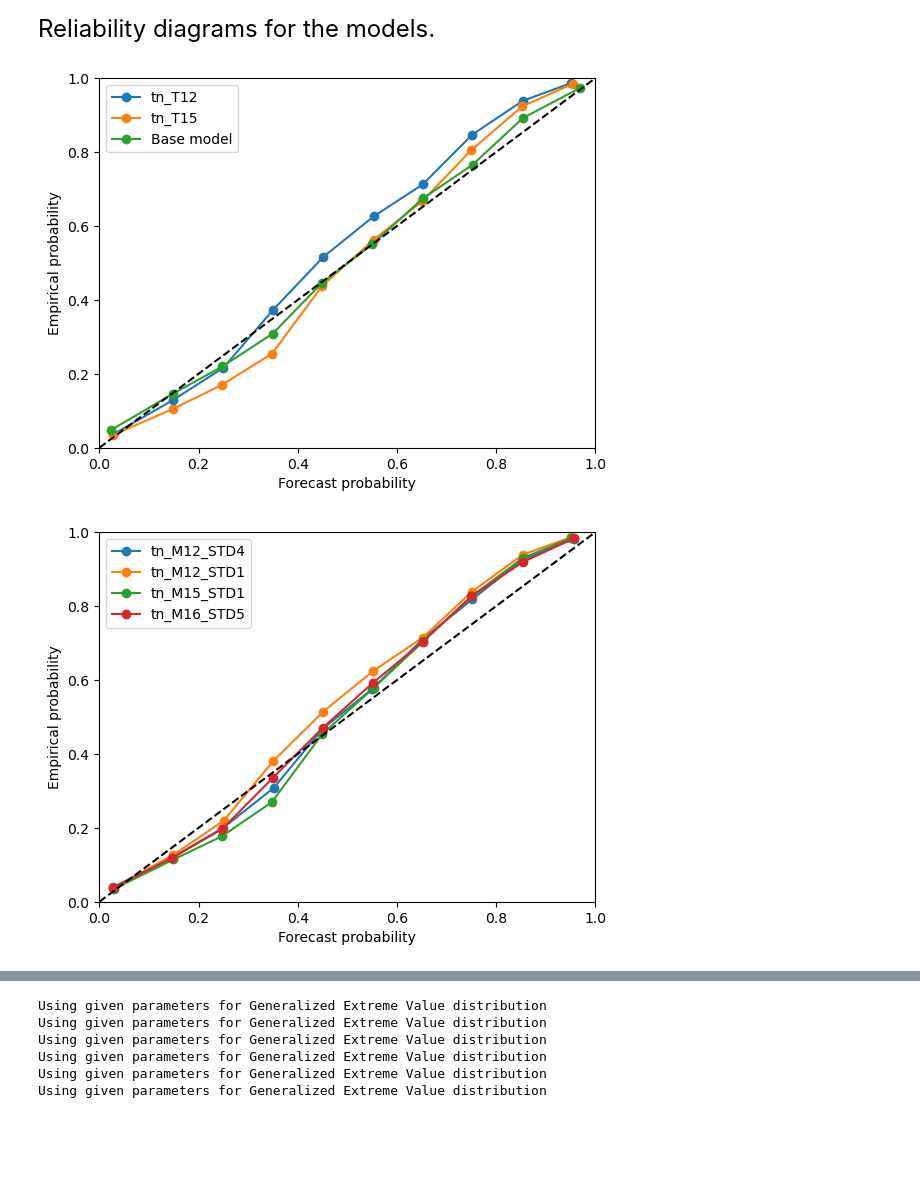
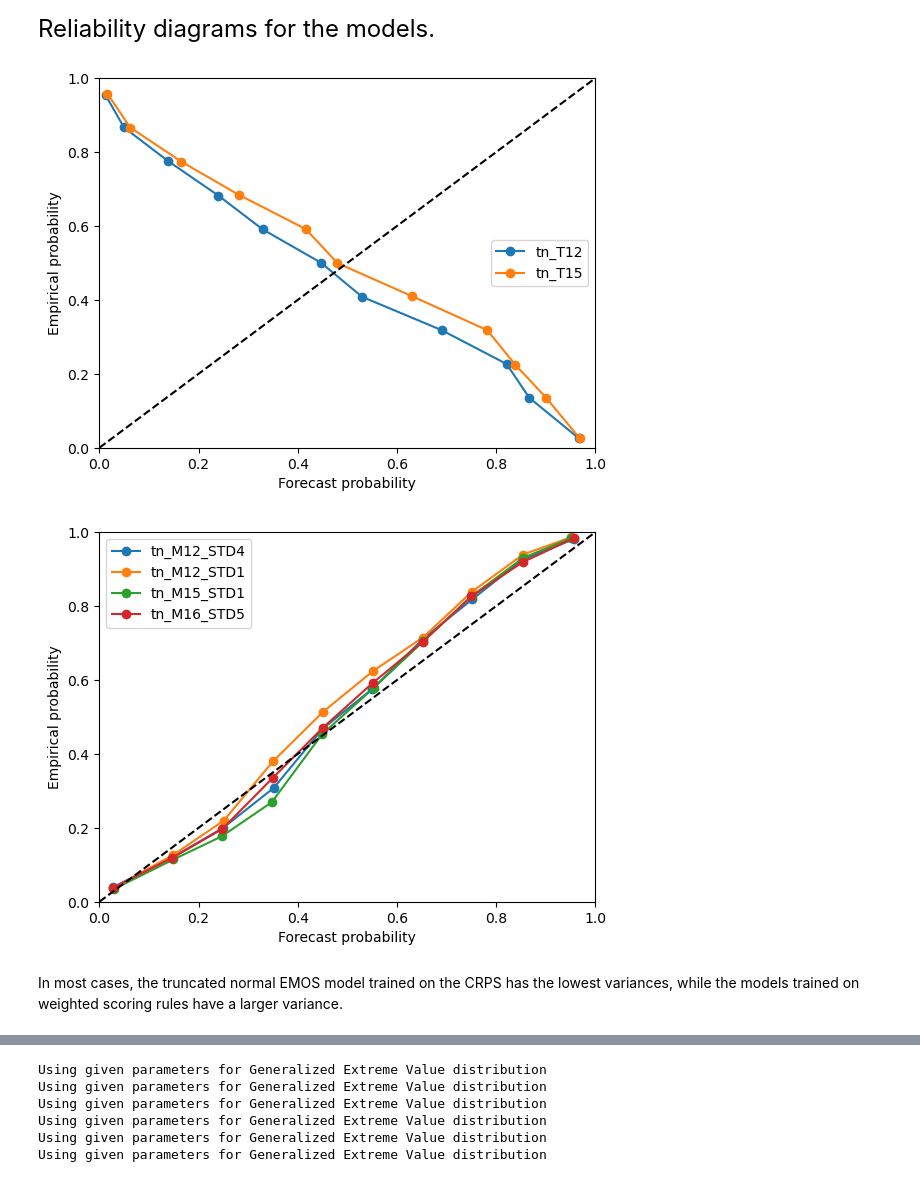
Before and after one commit to SimonHakvoort/thesiscode, a Jupyter notebook: src/emos_results/overview.ipynb, the cells around one changed output, grey strips where cells are left out. Cells and saved outputs as stored; diff of their text form; code cells hidden in the pictures; blank space fills up the shorter version.

```diff
--- a/src/emos_results/overview.ipynb
+++ b/src/emos_results/overview.ipynb
@@ -132,8 +157,10 @@ make_twcrpss_plot(tn, tn_CDF_dict, X_test, y_test, variances_test, values)
 <font size="5"> Reliability diagrams for the models.</front>
 # %%
 t = 5
-make_reliability_diagram(tn_I_dict, X_test, y_test, variances_test, t=t, base_model=tn)
+make_reliability_diagram_sklearn(tn_I_dict, X_test, y_test, variances_test, t, 11)
 make_reliability_diagram(tn_CDF_dict, X_test, y_test, variances_test, t=t)
 # %% [output]
-[figure, old version]
+[figure, new version]
 [figure]
+# %% [markdown]
+In most cases, the truncated normal EMOS model trained on the CRPS has the lowest variances, while the models trained on weighted scoring rules have a larger variance.
```
Also changed, not shown: parts of 24 cells of this notebook, 11 other files.
